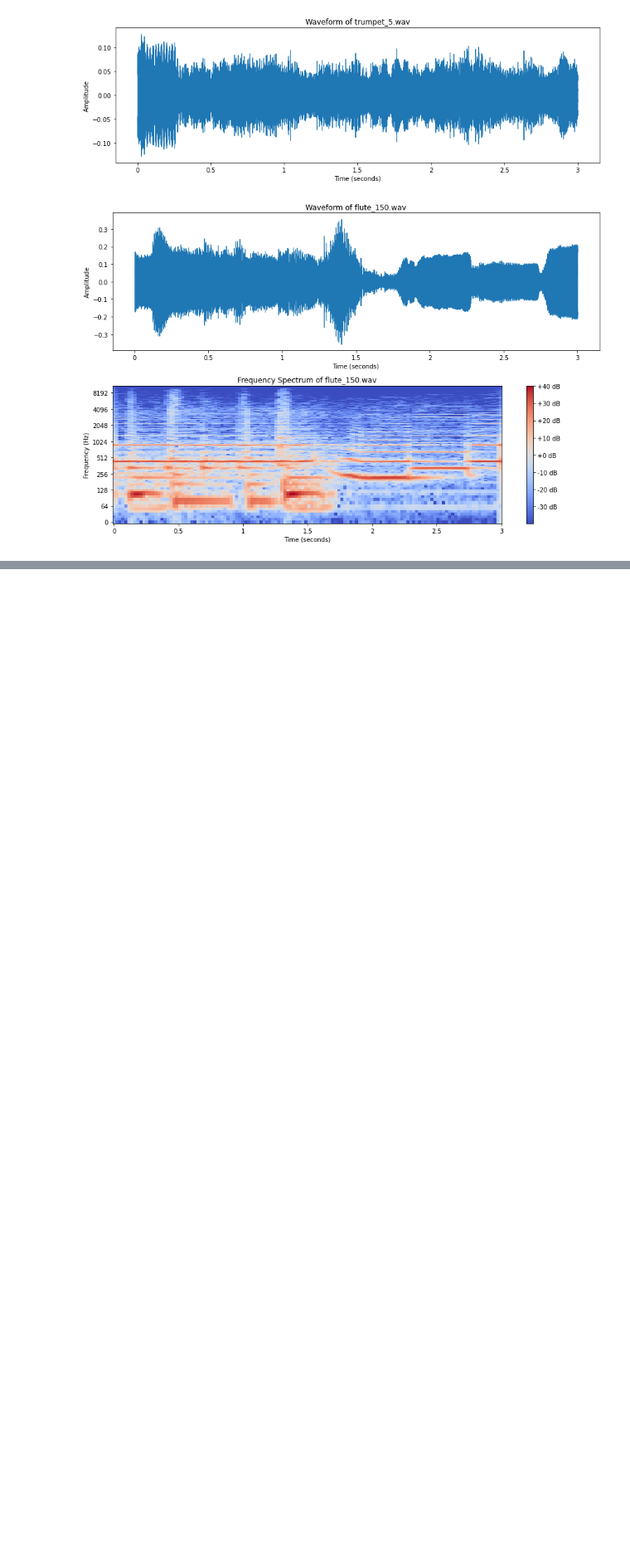
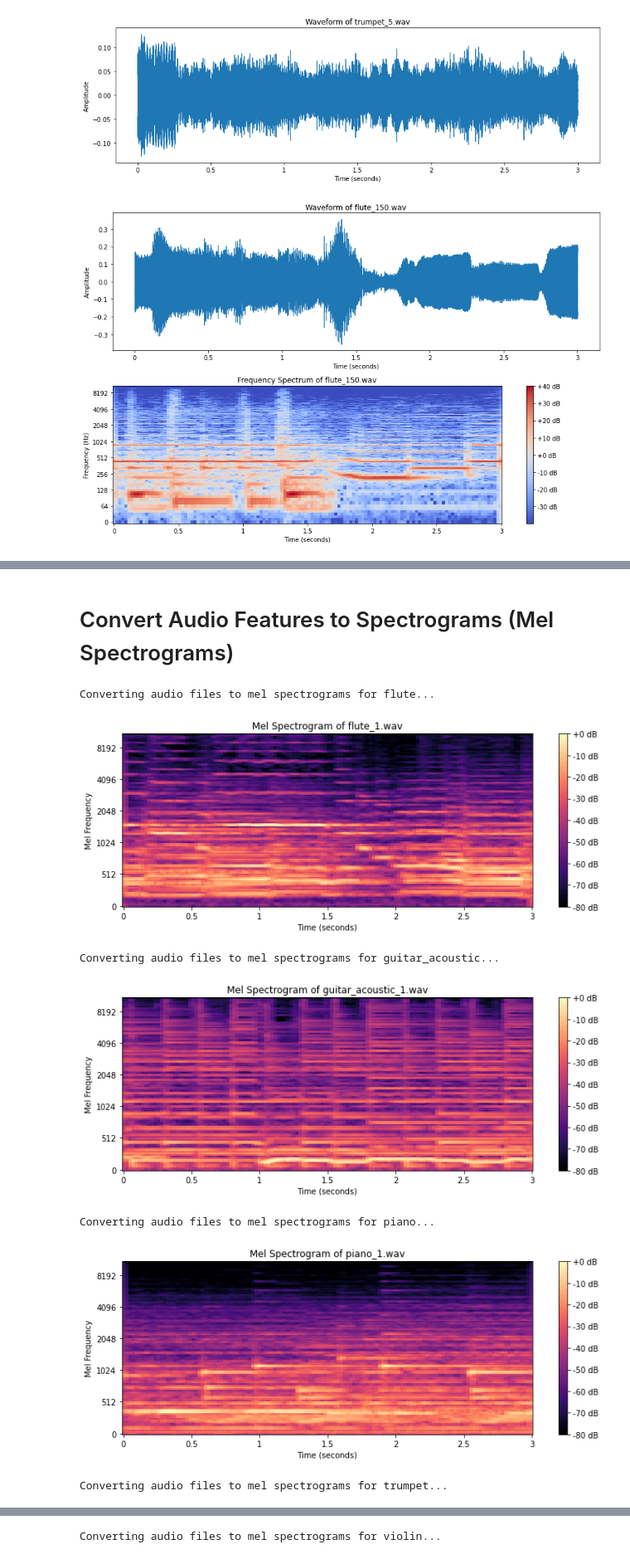
Before and after one commit to obinna345/capstone, a Jupyter notebook: capstone project.ipynb, the cells around one changed output, grey strips where cells are left out. Shown at 83% size. Cells and saved outputs as stored; diff of their text form; code cells hidden in the pictures; blank space fills up the shorter version.

```diff
--- a/capstone project.ipynb
+++ b/capstone project.ipynb
@@ -626,0 +624,43 @@ violin_99.wav: 22.05 kHz
+# %% [markdown]
+# Convert Audio Features to Spectrograms (Mel Spectrograms)
+# %%
+import os
+import librosa
+import librosa.display
+import numpy as np
+import matplotlib.pyplot as plt
+
+folder_path = 'C:\\Users\\user\\Desktop\\capstone\\irmasdataset'
+selected_instruments = ["flute", "guitar_acoustic", "piano", "trumpet", "violin"]
+
+for instrument in selected_instruments:
+    subfolder_path = os.path.join(folder_path, instrument)
+    audio_files = os.listdir(subfolder_path)
+
+    print(f"Converting audio files to mel spectrograms for {instrument}...")
+
+    for audio_file in audio_files:
+        audio_file_path = os.path.join(subfolder_path, audio_file)
+        y, sr = librosa.load(audio_file_path)
+        mel_spectrogram = librosa.feature.melspectrogram(y=y, sr=sr)
+        log_mel_spectrogram = librosa.power_to_db(mel_spectrogram, ref=np.max)
+
+        plt.figure(figsize=(10, 4))
+        librosa.display.specshow(log_mel_spectrogram, sr=sr, x_axis='time', y_axis='mel')
+        plt.colorbar(format='%+2.0f dB')
+        plt.title(f"Mel Spectrogram of {audio_file}")
+        plt.xlabel("Time (seconds)")
+        plt.ylabel("Mel Frequency")
+        plt.tight_layout()
+        plt.show()
+
+        break  # Display only one spectrogram per instrument
+    print()
+# %% [output]
+Converting audio files to mel spectrograms for flute...
+[figure, added]
+Converting audio files to mel spectrograms for guitar_acoustic...
+[figure, added]
+Converting audio files to mel spectrograms for piano...
+[figure, added]
+Converting audio files to mel spectrograms for trumpet...
@@ -626,0 +668 @@ violin_99.wav: 22.05 kHz
+Converting audio files to mel spectrograms for violin...
```
Also changed, not shown: parts of 24 cells of this notebook.
